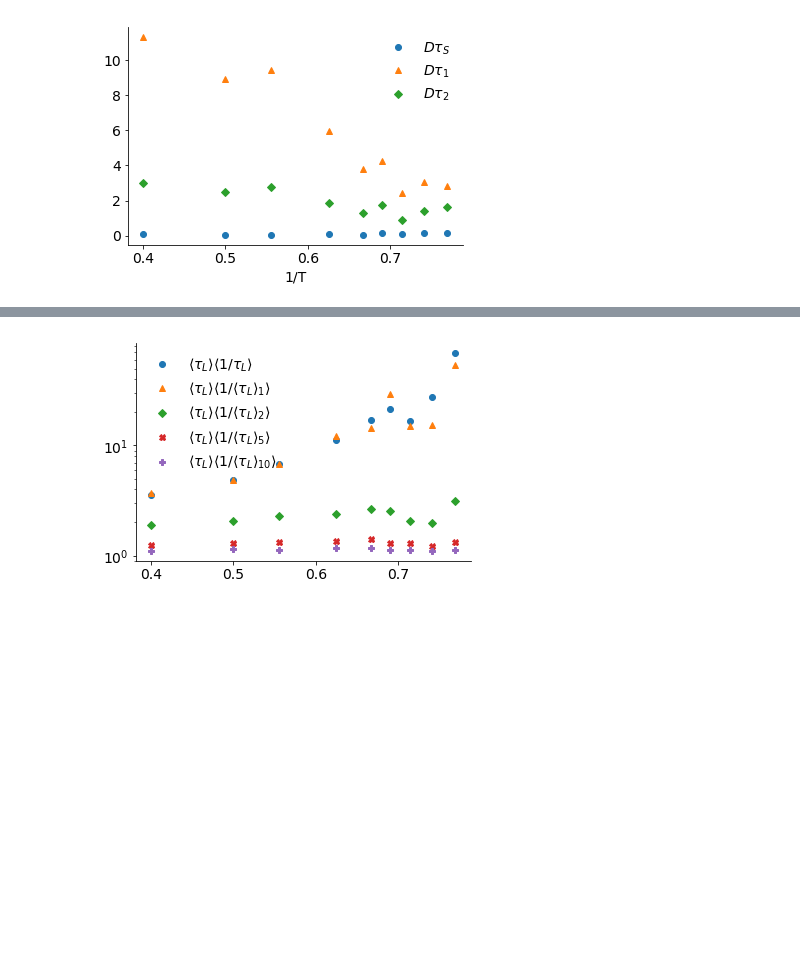
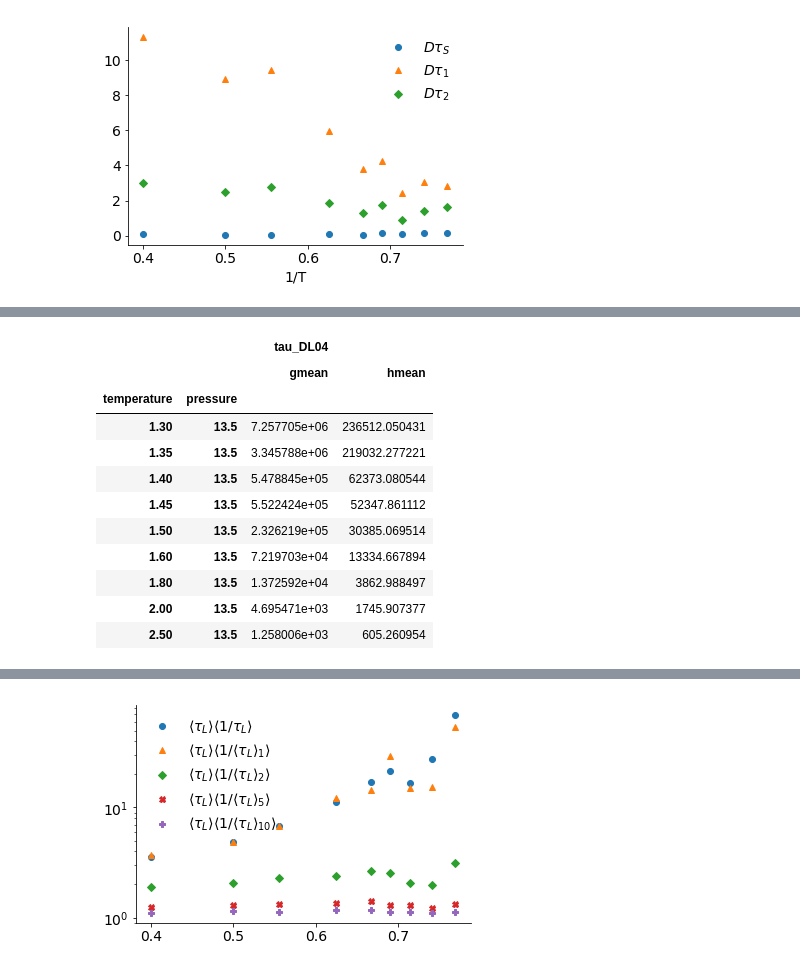
Before and after one commit to malramsay64/Dynamics, a Jupyter notebook: notebooks/20_Publication_Figures.ipynb, the cells around one changed output, grey strips where cells are left out. Cells and saved outputs as stored; diff of their text form; code cells hidden in the pictures; blank space fills up the shorter version.

```diff
--- a/notebooks/03_Publication_Figures.ipynb
+++ b/notebooks/20_Publication_Figures.ipynb
@@ -463,0 +493,2 @@ df = pandas.DataFrame.from_records(values)
+# %%
+test_df = tau_DL04.groupby(['temperature', 'pressure']).agg([scipy.stats.gmean, scipy.stats.hmean])
@@ -463,0 +509,15 @@ df = pandas.DataFrame.from_records(values)
+# %%
+test_df
+# %% [output]
+|  |  | tau_DL04 |  |
+|  |  | gmean | hmean |
+| temperature | pressure |  |  |
+| 1.30 | 13.5 | 7.257705e+06 | 236512.050431 |
+| 1.35 | 13.5 | 3.345788e+06 | 219032.277221 |
+| 1.40 | 13.5 | 5.478845e+05 | 62373.080544 |
+| 1.45 | 13.5 | 5.522424e+05 | 52347.861112 |
+| 1.50 | 13.5 | 2.326219e+05 | 30385.069514 |
+| 1.60 | 13.5 | 7.219703e+04 | 13334.667894 |
+| 1.80 | 13.5 | 1.372592e+04 | 3862.988497 |
+| 2.00 | 13.5 | 4.695471e+03 | 1745.907377 |
+| 2.50 | 13.5 | 1.258006e+03 | 605.260954 |
```
Also changed, not shown: parts of 6 cells of this notebook, 1 other file.
